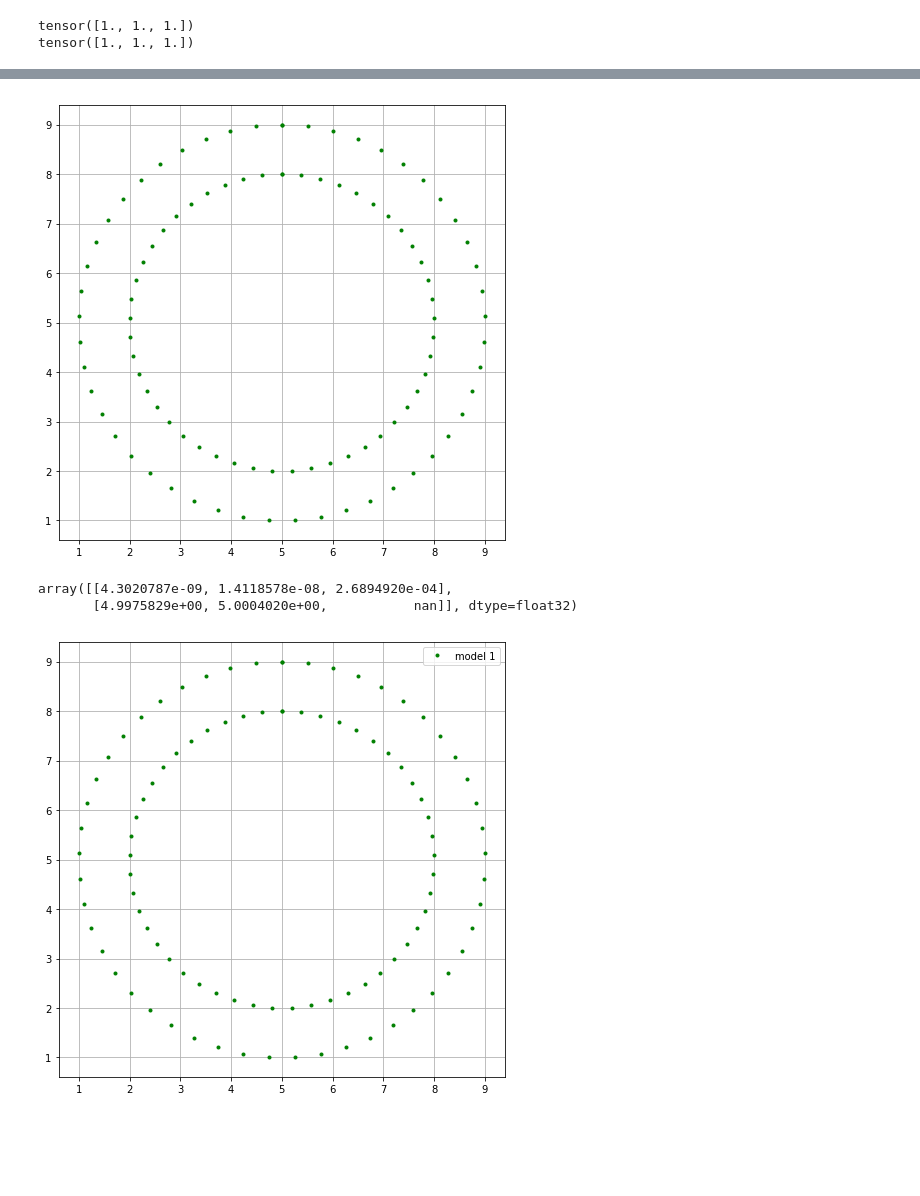
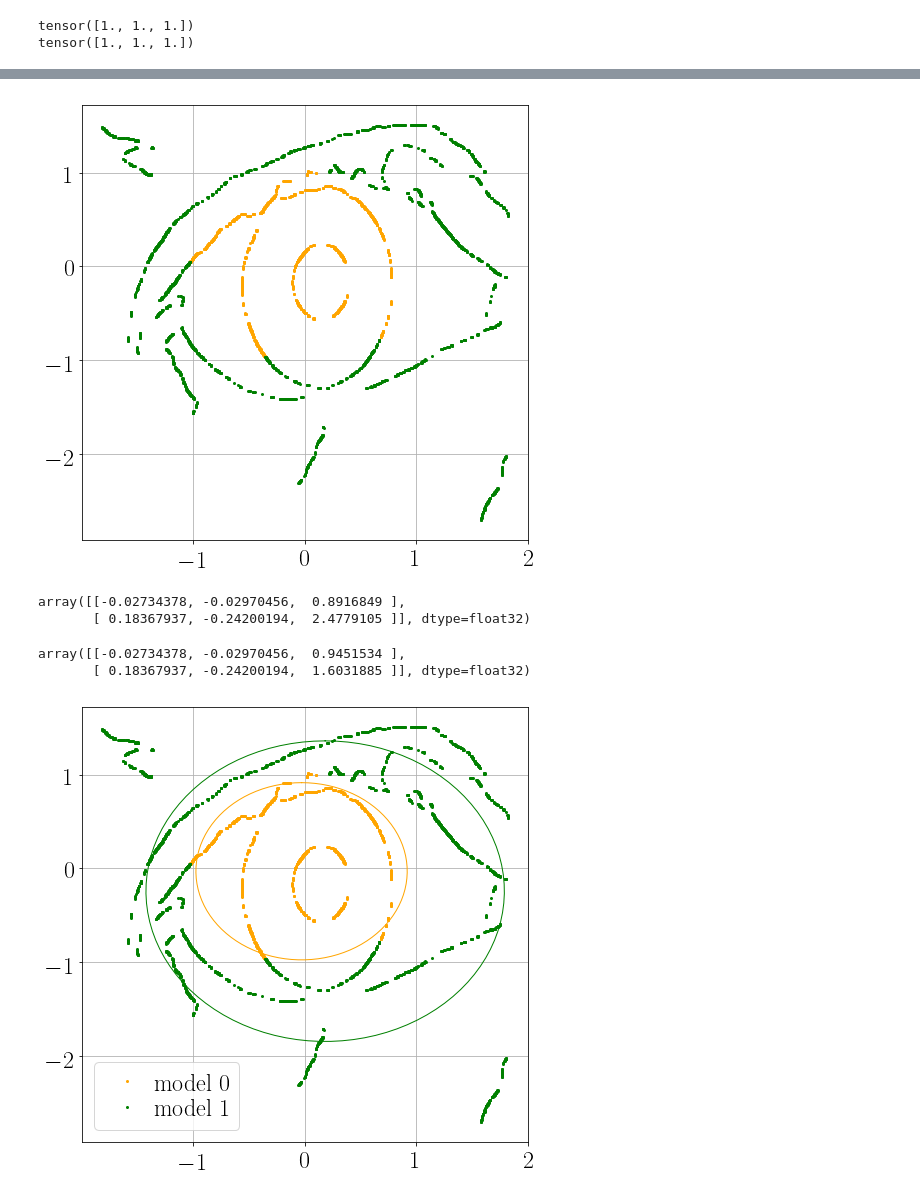
Before and after one commit to andriygav/EMprior, a Jupyter notebook: code/TorchModelConstructor.ipynb, the cells around one changed output, grey strips where cells are left out. Saved outputs shown, nothing was run; the diff lists cells and outputs as text; code cells hidden in the pictures; blank space fills up the shorter version.

```diff
--- a/code/TorchModelConstructor.ipynb
+++ b/code/TorchModelConstructor.ipynb
@@ -341,7 +258,7 @@ class MixtureExpert:
 
     def E_step(self, X, Y):
 # Optimize Z
-        temp1 = torch.nn.functional.log_softmax(self.HyperModel(X), dim = -1)
+        temp1 = 0#torch.nn.functional.log_softmax(self.HyperModel(X), dim = -1)
         temp2 = torch.cat([self.ListOfModels[k].LogLikeLihoodExpectation(X, Y, self.HyperParameters) for k in range(self.K)], dim = 1)
         self.pZ = torch.nn.functional.softmax(temp1 + temp2, dim=-1).detach()
 
@@ -497,6 +512,6 @@ tensor([1., 1., 1.])
 tensor([1., 1., 1.])
 # %%
 %%time
-model.fit(X_tr, Y_tr, 30, progress = tqdm)
+model.fit(X_tr, Y_tr, 1, progress = tqdm)
 # %% [output]
 [interactive output not drawn]
@@ -519,4 +534,19 @@ tensor(2511.5356)
 # %%
+Text_size = 24
+
+plt.rcParams['lines.linewidth'] = 1
+plt.rcParams['lines.markersize'] = 4
+plt.rcParams['xtick.labelsize'] = Text_size
+plt.rcParams['ytick.labelsize'] = Text_size
+plt.rcParams['legend.fontsize'] = Text_size
+plt.rcParams['axes.titlesize']=Text_size
+plt.rcParams['axes.labelsize']=Text_size
+plt.rcParams['figure.figsize'] = (8.0, 8.0)
+plt.rcParams['font.size'] = Text_size
+plt.rcParams["legend.labelspacing"] = 0.1
+plt.rcParams["legend.handletextpad"] = 0.1
+#################################################
+
 idx = np.argmax(model.pZ.data.numpy(), axis = 1)
 t = np.linspace(0, 2*np.pi, 100)
 
@@ -528,39 +558,63 @@ for i in np.unique(idx):
 plt.grid()
 plt.show()
 # %% [output]
-[figure, old version]
+[figure, new version]
+# %%
+TEMP = np.array([m.W.data.numpy().reshape(-1) for m in model.ListOfModels])
+
+TEMP
+# %% [output]
+array([[-0.02734378, -0.02970456,  0.8916849 ],
+       [ 0.18367937, -0.24200194,  2.4779105 ]], dtype=float32)
 # %%
-TEMP = np.array([m.W.data.numpy().reshape(-1) for m in model.ListOfModels])
 
 CIRCLE = np.zeros_like(TEMP)
 
 for i, param in enumerate(TEMP):
     x0, y0 = param[:2]
-    r = (param[2] - param[1]**2 - param[0]**2)**0.5
-    CIRCLE[i] = x0, y0, r
+    r = (param[2] + param[1]**2 + param[0]**2)**0.5
+    CIRCLE[i] = param[0], param[1], r
 
 CIRCLE
 # %% [output]
-array([[4.3020787e-09, 1.4118578e-08, 2.6894920e-04],
-       [4.9975829e+00, 5.0004020e+00,           nan]], dtype=float32)
+array([[-0.02734378, -0.02970456,  0.9451534 ],
+       [ 0.18367937, -0.24200194,  1.6031885 ]], dtype=float32)
 # %%
+Text_size = 24
+
+plt.rcParams['lines.linewidth'] = 1
+plt.rcParams['lines.markersize'] = 4
+plt.rcParams['xtick.labelsize'] = Text_size
+plt.rcParams['ytick.labelsize'] = Text_size
+plt.rcParams['legend.fontsize'] = Text_size
+plt.rcParams['axes.titlesize']=Text_size
+plt.rcParams['axes.labelsize']=Text_size
+plt.rcParams['figure.figsize'] = (8.0, 8.0)
+plt.rcParams['font.size'] = Text_size
+plt.rcParams["legend.labelspacing"] = 0.1
+plt.rcParams["legend.handletextpad"] = 0.1
+#################################################
+
 idx = np.argmax(model.pZ.data.numpy(), axis = 1)
 t = np.linspace(0, 2*np.pi, 100)
 
 colors = ['orange', 'green', 'red', 'yelow', 'blue']
 
 for i in np.unique(idx):
     _ = plt.plot(x[idx == i], y[idx == i], '.', color = colors[i], label = 'model '+str(i))
 
     x0, y0, r = CIRCLE[i]
     x_plot = x0 + r*np.sin(t)
     y_plot = y0 + r*np.cos(t)
 
     _ = plt.plot(x_plot, y_plot, '-', color = colors[i])
 
 plt.grid()
 
 plt.legend(loc = 'best')
+
+# plt.savefig('results/full_infomative.pdf', )
+
 plt.show()
 # %% [output]
-[figure, old version]
+[figure, new version]
```
Also changed, not shown: parts of 41 cells of this notebook, 18 other files.
